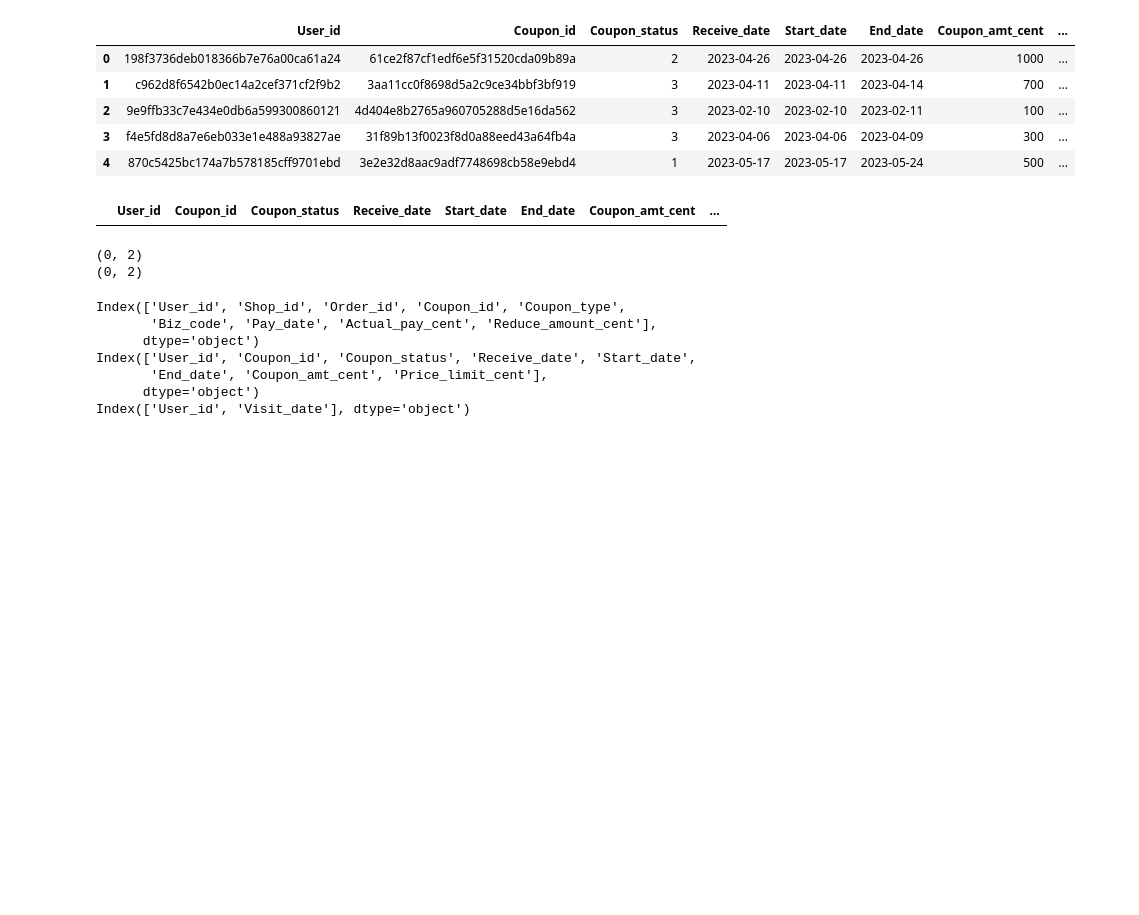
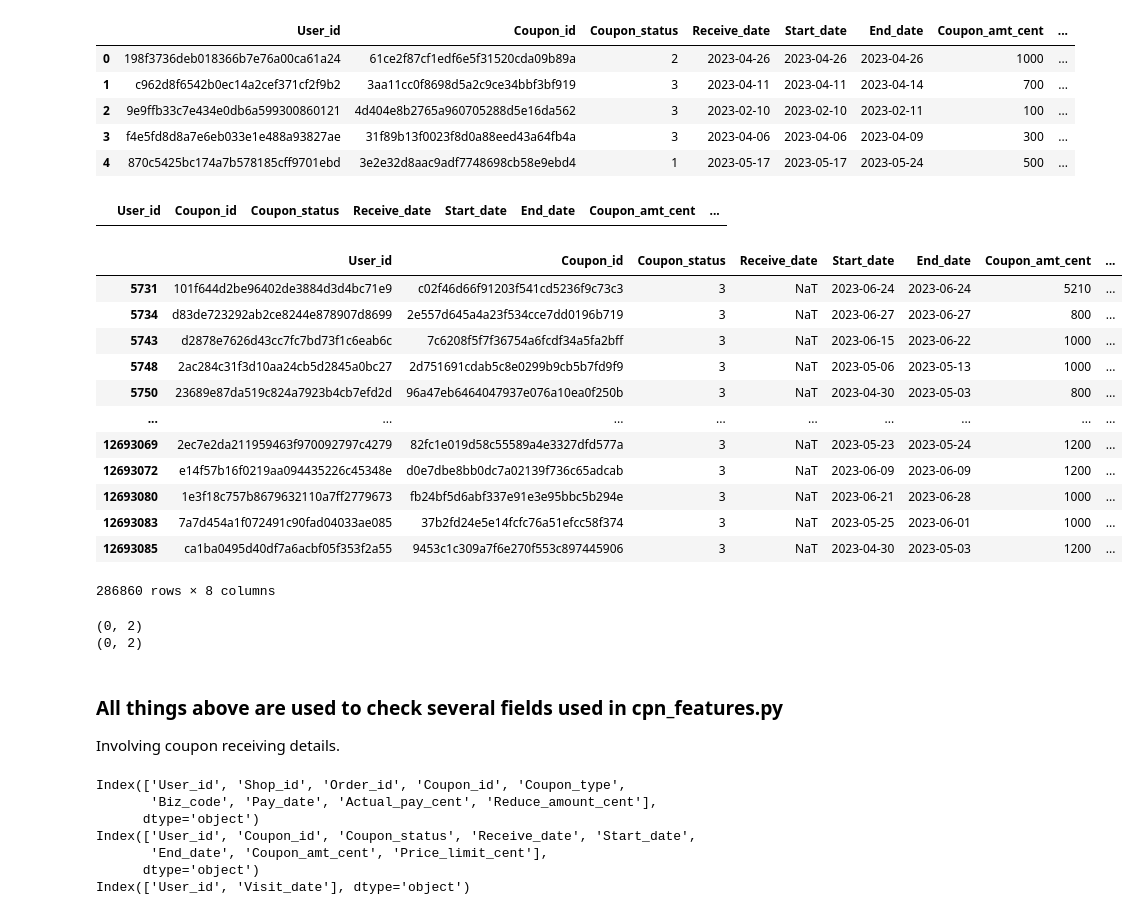
Before and after one commit to Yehongqiu-lab/meituan-coupon-roi, a Jupyter notebook: notebooks/00_EDA.ipynb, the cells around one changed output. Cells and saved outputs as stored; diff of their text form; code cells hidden in the pictures; blank space fills up the shorter version.

```diff
--- a/notebooks/00_EDA.ipynb
+++ b/notebooks/00_EDA.ipynb
@@ -30,6 +30,26 @@ rc.loc[rc["User_id"].isna()] # Nope
 rc.loc[rc["Coupon_id"].isna()] # Nope
 # %% [output]
 |  | User_id | Coupon_id | Coupon_status | Receive_date | Start_date | End_date | Coupon_amt_cent | ... |
+# %%
+rc.loc[rc["Coupon_amt_cent"].isna()] # 293993 observations
+rc.loc[rc["Price_limit_cent"].isna()] # 293993 observations
+rc.loc[rc["End_date"].isna()] # nope
+rc.loc[rc["Start_date"].isna()] # nope
+rc.loc[rc["Receive_date"].isna()] # 286860 observations
+# %% [output]
+|  | User_id | Coupon_id | Coupon_status | Receive_date | Start_date | End_date | Coupon_amt_cent | ... |
+| 5731 | 101f644d2be96402de3884d3d4bc71e9 | c02f46d66f91203f541cd5236f9c73c3 | 3 | NaT | 2023-06-24 | 2023-06-24 | 5210 | ... |
+| 5734 | d83de723292ab2ce8244e878907d8699 | 2e557d645a4a23f534cce7dd0196b719 | 3 | NaT | 2023-06-27 | 2023-06-27 | 800 | ... |
+| 5743 | d2878e7626d43cc7fc7bd73f1c6eab6c | 7c6208f5f7f36754a6fcdf34a5fa2bff | 3 | NaT | 2023-06-15 | 2023-06-22 | 1000 | ... |
+| 5748 | 2ac284c31f3d10aa24cb5d2845a0bc27 | 2d751691cdab5c8e0299b9cb5b7fd9f9 | 3 | NaT | 2023-05-06 | 2023-05-13 | 1000 | ... |
+| 5750 | 23689e87da519c824a7923b4cb7efd2d | 96a47eb6464047937e076a10ea0f250b | 3 | NaT | 2023-04-30 | 2023-05-03 | 800 | ... |
+| ... | ... | ... | ... | ... | ... | ... | ... | ... |
+| 12693069 | 2ec7e2da211959463f970092797c4279 | 82fc1e019d58c55589a4e3327dfd577a | 3 | NaT | 2023-05-23 | 2023-05-24 | 1200 | ... |
+| 12693072 | e14f57b16f0219aa094435226c45348e | d0e7dbe8bb0dc7a02139f736c65adcab | 3 | NaT | 2023-06-09 | 2023-06-09 | 1200 | ... |
+| 12693080 | 1e3f18c757b8679632110a7ff2779673 | fb24bf5d6abf337e91e3e95bbc5b294e | 3 | NaT | 2023-06-21 | 2023-06-28 | 1000 | ... |
+| 12693083 | 7a7d454a1f072491c90fad04033ae085 | 37b2fd24e5e14fcfc76a51efcc58f374 | 3 | NaT | 2023-05-25 | 2023-06-01 | 1000 | ... |
+| 12693085 | ca1ba0495d40df7a6acbf05f353f2a55 | 9453c1c309a7f6e270f553c897445906 | 3 | NaT | 2023-04-30 | 2023-05-03 | 1200 | ... |
+286860 rows × 8 columns
 # %%
 # NO receipts with the same Coupon_id but different Start_date & End_date
 temp_df = rc.groupby("Coupon_id")[["Start_date", "End_date"]].nunique()
@@ -40,6 +60,9 @@ print(df_b.shape)
 # %% [output]
 (0, 2)
 (0, 2)
+# %% [markdown]
+### All things above are used to check several fields used in cpn_features.py
+Involving coupon receiving details.
 # %%
 from io_load import *
 
```
Also changed, not shown: parts of 12 cells of this notebook, 22 other files.
